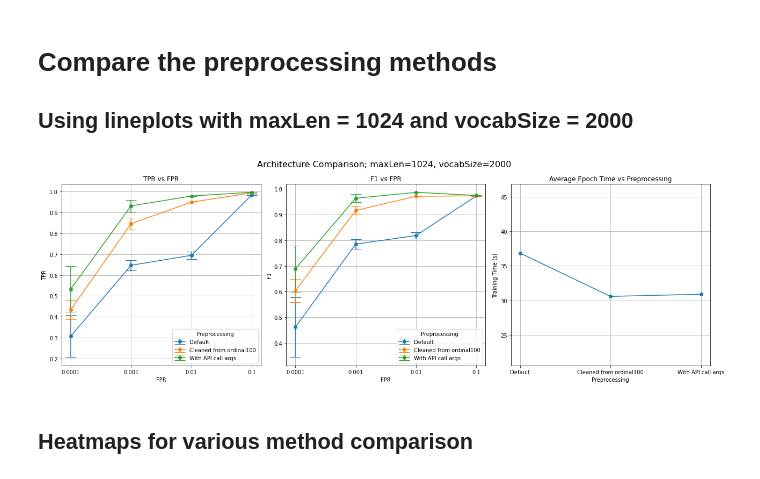
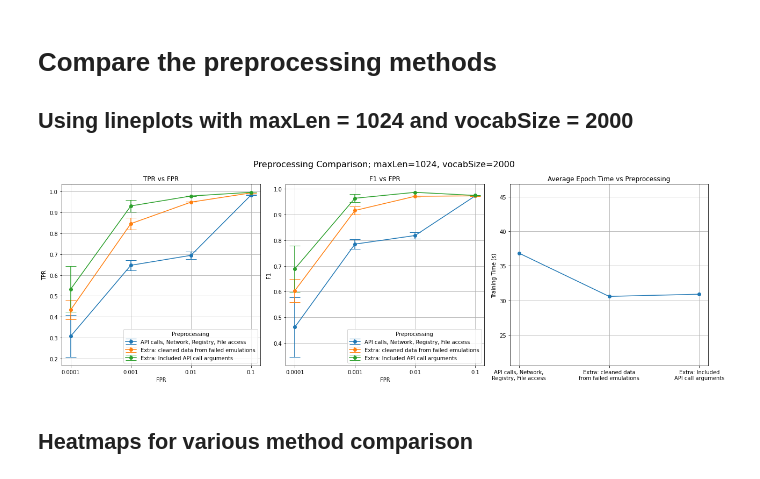
Before and after one commit to dtrizna/nebula, a Jupyter notebook: evaluation/_preProcessingComparison.ipynb, the cells around one changed output. Cells and saved outputs as stored; diff of their text form; code cells hidden in the pictures.

```diff
--- a/evaluation/_preProcessingComparison.ipynb
+++ b/evaluation/_preProcessingComparison.ipynb
@@ -26,25 +26,28 @@ inFolders = [
 # %%
 figSize = (18, 6)
 title="Preprocessing"
-labels = ["Default", "Cleaned from ordinal100", "With API call args"]
+labels = ["API calls, Network, Registry, File access", "Extra: cleaned data from failed emulations", "Extra: Included API call arguments"]
 
-_, _, fig, ax = plotVocabSizeMaxLenArchComparison(inFolders, maxLen=1024, vocabSize=2000, savePath=None, legendTitle=title)
+_, _, fig, ax = plotVocabSizeMaxLenArchComparison(inFolders, maxLen=1024, vocabSize=2000, savePath=None, legendTitle=title, title=title)
 
 # modify legend for first plot
 handles, _ = ax[0].get_legend_handles_labels()
 ax[0].legend(handles, labels, title=title)
 # do the saame for ax[1]
 handles, _ = ax[1].get_legend_handles_labels()
 ax[1].legend(handles, labels, title=title)
 # set basePaths as xticklabels for ax[2]
 ax[2].set_xticks(ax[2].get_xticks())
+# wrap labels to fit correctly in plot
+labels = ["API calls, Network,\nRegistry, File access", "Extra: cleaned data\nfrom failed emulations", "Extra: Included\nAPI call arguments"]
+ax[2].set_xlabel("")
 _ = ax[2].set_xticklabels(labels)
 
 plt.tight_layout()
 savePath = f"{PLOT_OUT_FOLDER}/_PreProcessingComparison.png"
 plt.savefig(savePath)
 # %% [output]
-[figure, old version]
+[figure, new version]
 # %% [markdown]
 ## Heatmaps for various method comparison
 # %%
```
Also changed, not shown: 57 other files.
